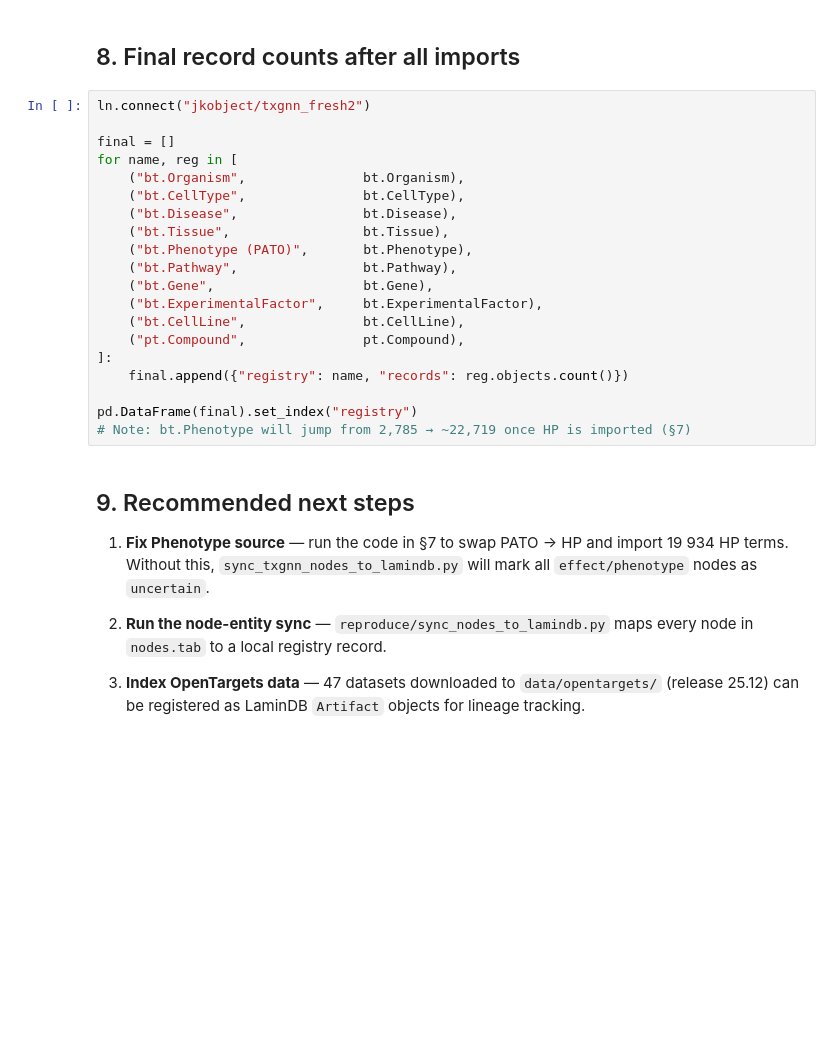
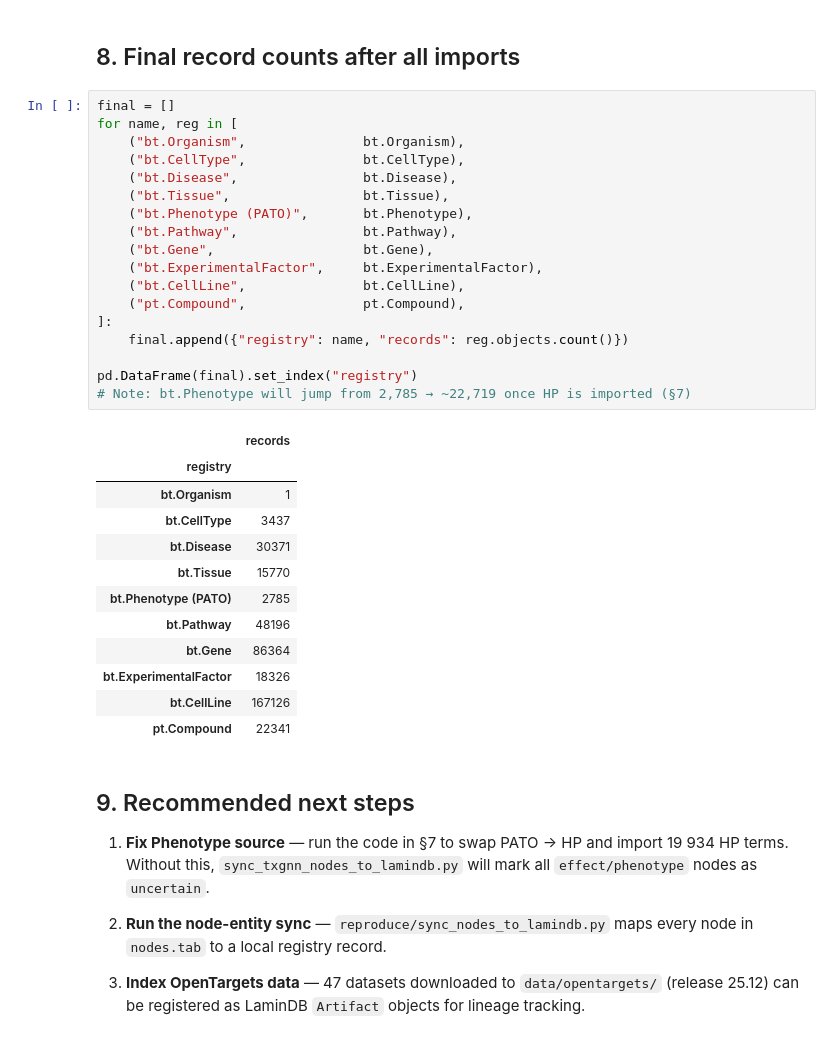
Before and after one commit to jkobject/TxGNN, a Jupyter notebook: notebooks/lamindb_instance_setup.ipynb, the cells around one changed output. Drawn from its saved outputs; the diff is of its cells as text; blank space fills up the shorter version.

```diff
--- a/notebooks/lamindb_instance_setup.ipynb
+++ b/notebooks/lamindb_instance_setup.ipynb
@@ -236,25 +344,36 @@ for _, row in pheno.head(5).iterrows():
 # %% [markdown]
 ## 8. Final record counts after all imports
 # %%
-ln.connect("jkobject/txgnn_fresh2")
-
 final = []
 for name, reg in [
     ("bt.Organism",               bt.Organism),
     ("bt.CellType",               bt.CellType),
     ("bt.Disease",                bt.Disease),
     ("bt.Tissue",                 bt.Tissue),
     ("bt.Phenotype (PATO)",       bt.Phenotype),
     ("bt.Pathway",                bt.Pathway),
     ("bt.Gene",                   bt.Gene),
     ("bt.ExperimentalFactor",     bt.ExperimentalFactor),
     ("bt.CellLine",               bt.CellLine),
     ("pt.Compound",               pt.Compound),
 ]:
     final.append({"registry": name, "records": reg.objects.count()})
 
 pd.DataFrame(final).set_index("registry")
 # Note: bt.Phenotype will jump from 2,785 → ~22,719 once HP is imported (§7)
+# %% [output]
+|  | records |
+| registry |  |
+| bt.Organism | 1 |
+| bt.CellType | 3437 |
+| bt.Disease | 30371 |
+| bt.Tissue | 15770 |
+| bt.Phenotype (PATO) | 2785 |
+| bt.Pathway | 48196 |
+| bt.Gene | 86364 |
+| bt.ExperimentalFactor | 18326 |
+| bt.CellLine | 167126 |
+| pt.Compound | 22341 |
 # %% [markdown]
 ## 9. Recommended next steps
 
```
Also changed, not shown: parts of 11 cells of this notebook, 2 other files.
